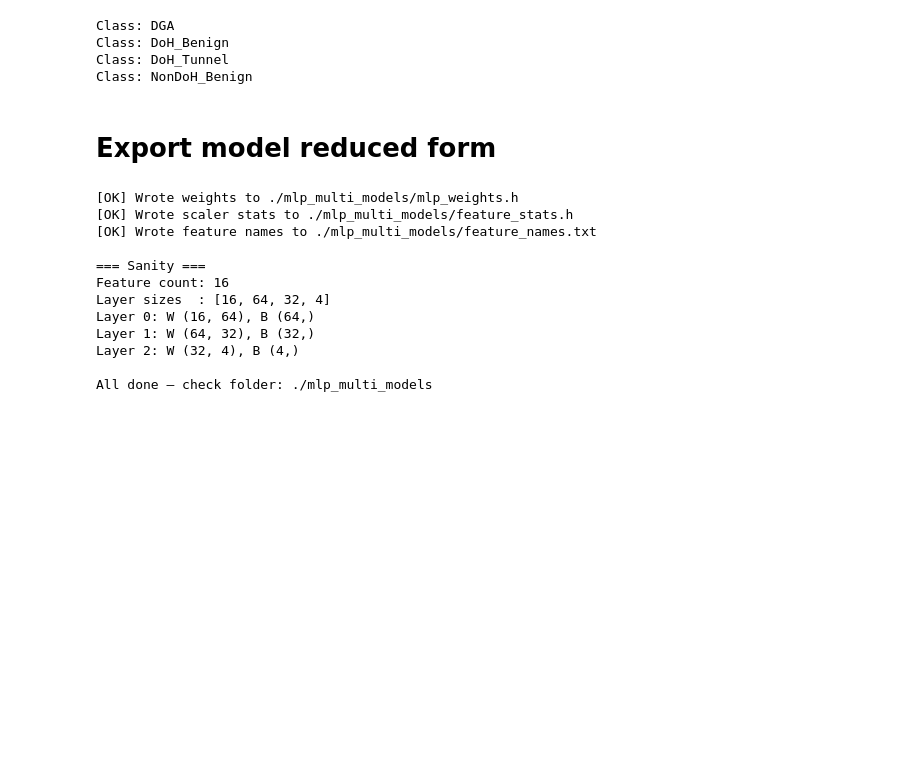
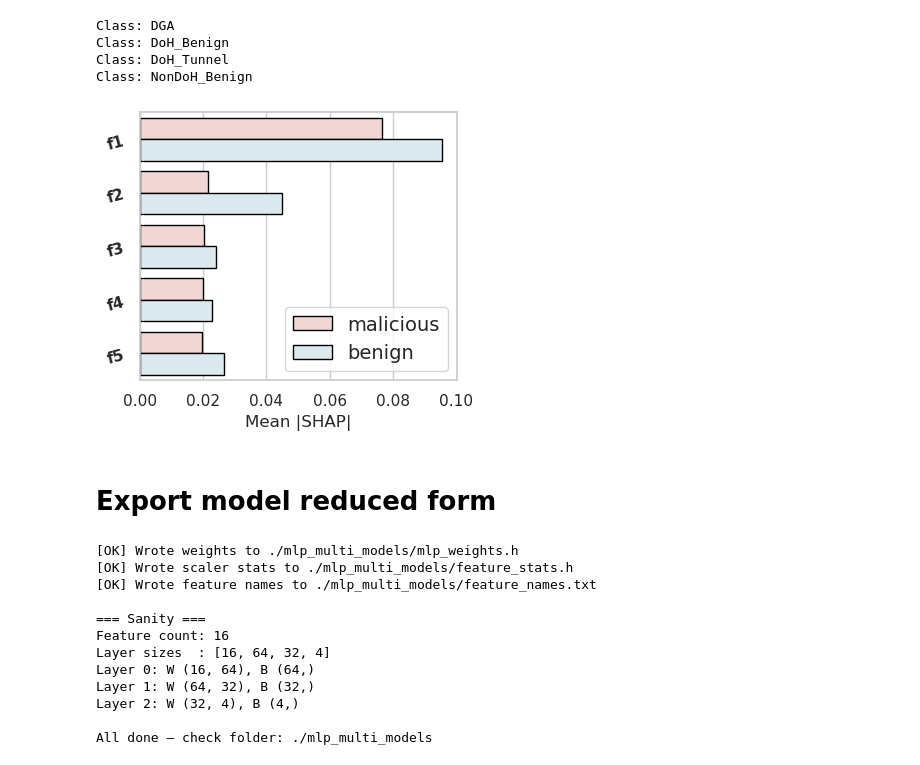
Before and after one commit to sergioJelizalde/DoH_DGA_training, a Jupyter notebook: notebooks/training_mlp_multi.ipynb, the cells around one changed output. Saved outputs shown, nothing was run; the diff lists cells and outputs as text; code cells hidden in the pictures; blank space fills up the shorter version.

```diff
--- a/notebooks/training_mlp_multi.ipynb
+++ b/notebooks/training_mlp_multi.ipynb
@@ -539,6 +529,53 @@ Class: DGA
 Class: DoH_Benign
 Class: DoH_Tunnel
 Class: NonDoH_Benign
+# %%
+import matplotlib.pyplot as plt
+import seaborn as sns
+import pandas as pd
+
+# assumes df_group has ['feature', 'group', 'mean_abs']
+plt.figure(figsize=(4, 3.5))
+sns.set_style("whitegrid")
+
+# Custom colors sampled from your images
+malicious_color = "#F4D3D1"  # red tone from your box
+benign_color = "#D9ECF2"     # blue tone from your box
+
+ax = sns.barplot(
+    data=df_group,
+    x='mean_abs', y='feature',
+    hue='group',
+    palette=[malicious_color, benign_color],
+    edgecolor="black",        # black border for contrast
+    linewidth=1.0
+)
+
+# Replace y-axis labels with top_f1..top_fN
+unique_feats = df_group['feature'].unique()
+ax.set_yticklabels([f"f{i+1}" for i in range(len(unique_feats))])
+
+# --- Styling ---
+ax.set_xlabel("Mean |SHAP|", fontsize=12)
+ax.set_ylabel("", fontsize=12)
+
+for label in ax.get_yticklabels():
+    label.set_fontweight('bold')
+    label.set_rotation(15)
+
+# Make legend larger and bold
+leg = plt.legend(title="", loc='lower right', fontsize=14)
+
+
+# Tick font sizes
+ax.tick_params(axis='x', labelsize=11)
+ax.tick_params(axis='y', labelsize=11)
+
+plt.tight_layout()
+plt.savefig("figures/shap_malicious_vs_benign_customcolors.pdf", bbox_inches='tight', dpi=300)
+plt.show()
+# %% [output]
+[figure, added]
 # %% [markdown]
 # Export model reduced form
 # %%
```
Also changed, not shown: parts of 13 cells of this notebook, 28 other files.
